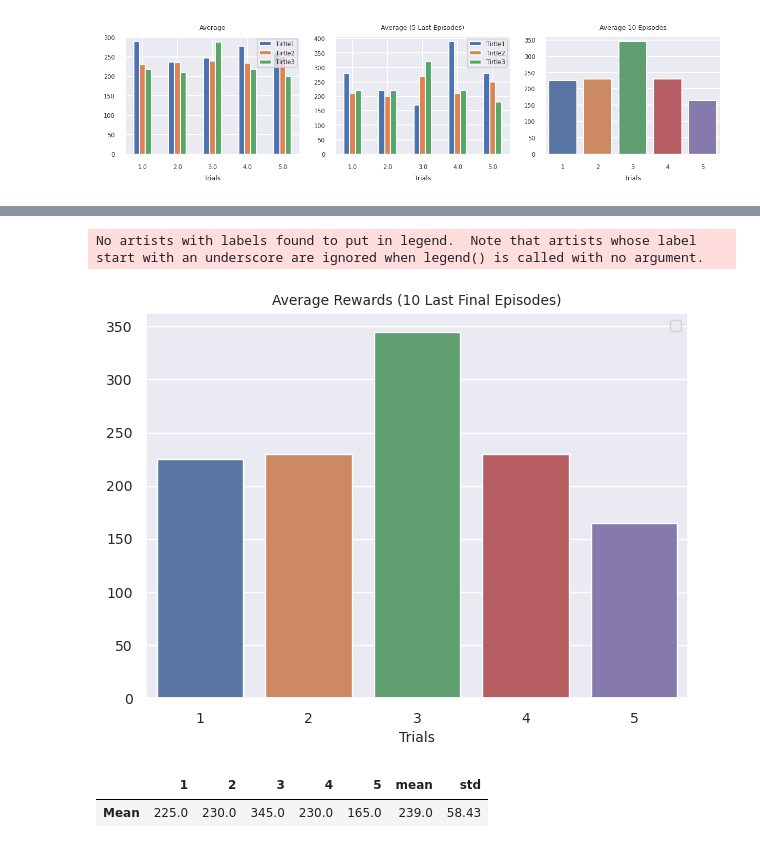
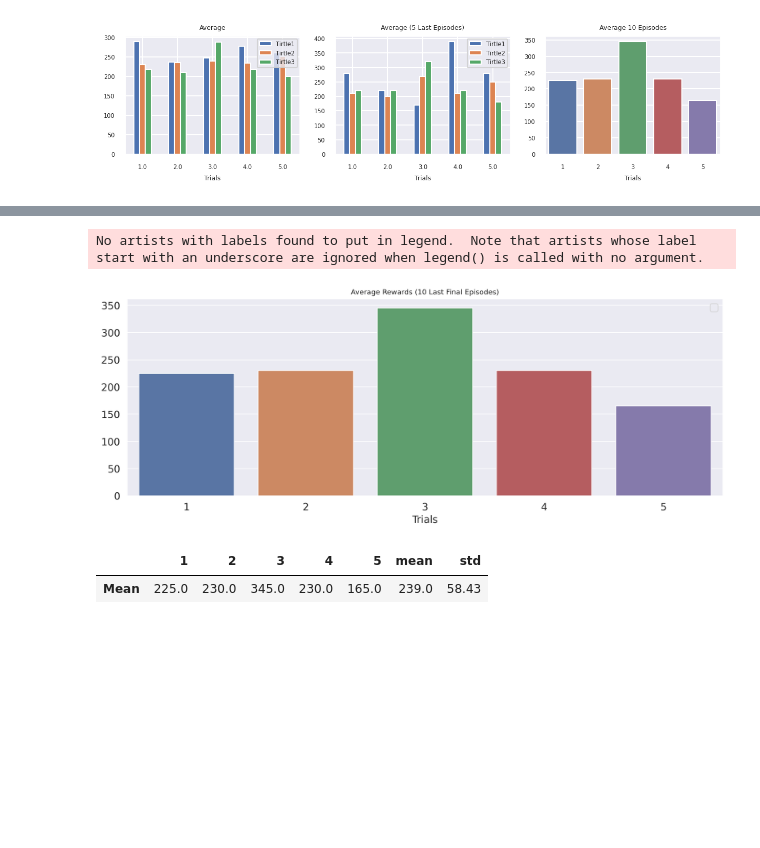
Before and after one commit to DanielEugenioNeves/COMPER-RELEASE-RESULTS, a Jupyter notebook: COMPER-LSTM/comper_v5_asterix_single_100k.ipynb, the cells around one changed output, grey strips where cells are left out. Saved outputs shown, nothing was run; the diff lists cells and outputs as text; code cells hidden in the pictures; blank space fills up the shorter version.

```diff
--- a/COMPER-LSTM/comper_v5_asterix_single_100k.ipynb
+++ b/COMPER-LSTM/comper_v5_asterix_single_100k.ipynb
@@ -203,20 +203,20 @@ plt.savefig("images/asterix/single/asterix100single-4-B")
 # %%
 fig = plt.figure()
-fig.set_figwidth(7)
+fig.set_figwidth(15)
 fig.set_figheight(5)
 #fig.set_dpi(150)
-#fig.set_dpi(300)
+fig.set_dpi(300)
 sns.barplot(data=df_last_mean, x=df_last_mean.index,y='Mean')#.set(title= 'Average ' +str(LAST_EPISODES_PER_TRIAL)+ ' Episodes',ylabel="", xlabel = 'Trials')
 plt.title(label='Average Rewards ('+str(LAST_EPISODES_PER_TRIAL)+' Last Final Episodes)', fontsize=10)
-plt.xlabel(xlabel = 'Trials',fontsize=10)
-plt.ylabel(ylabel='',fontsize=10)
-plt.legend(fontsize=10)
-plt.tick_params(axis='x', labelsize=10)
-plt.tick_params(axis='y', labelsize=10)
+plt.xlabel(xlabel = 'Trials',fontsize=14)
+plt.ylabel(ylabel='',fontsize=14)
+plt.legend(fontsize=14)
+plt.tick_params(axis='x', labelsize=14)
+plt.tick_params(axis='y', labelsize=14)
 plt.savefig("images/asterix/single/asterix100single-4-C")
 # %% [output]
 No artists with labels found to put in legend.  Note that artists whose label start with an underscore are ignored when legend() is called with no argument.
-[figure, old version]
+[figure, new version]
 # %%
 df_t = df_last_mean.transpose()
 mean_ = np.mean(df_t[['1','2','3','4','5']].to_numpy())
```
Also changed, not shown: parts of 2 cells of this notebook, 33 other files.
